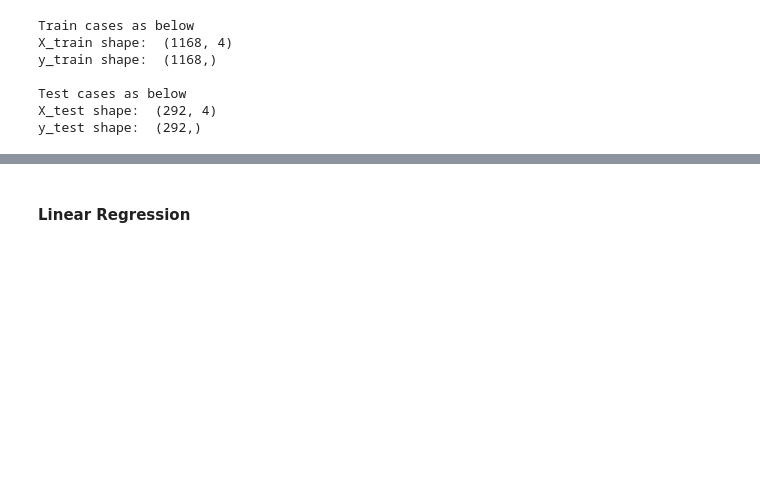
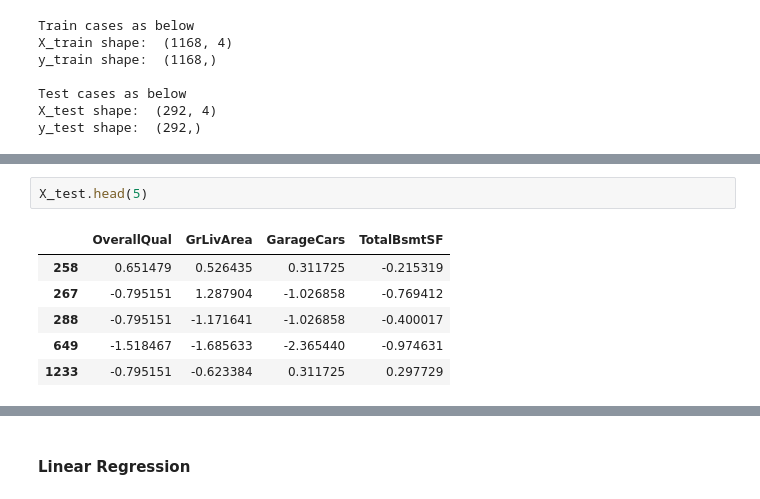
Before and after one commit to SudhakarAnemu/AI-DS-ML-DL-, a Jupyter notebook: ML/jsHousingPractice.ipynb, the cells around one changed output, grey strips where cells are left out. Saved outputs shown, nothing was run; the diff lists cells and outputs as text; blank space fills up the shorter version.

```diff
--- a/ML/jsHousingPractice.ipynb
+++ b/ML/jsHousingPractice.ipynb
@@ -813,0 +840,9 @@ y_test shape:  (292,)
+# %%
+X_test.head(5)
+# %% [output]
+|  | OverallQual | GrLivArea | GarageCars | TotalBsmtSF |
+| 258 | 0.651479 | 0.526435 | 0.311725 | -0.215319 |
+| 267 | -0.795151 | 1.287904 | -1.026858 | -0.769412 |
+| 288 | -0.795151 | -1.171641 | -1.026858 | -0.400017 |
+| 649 | -1.518467 | -1.685633 | -2.365440 | -0.974631 |
+| 1233 | -0.795151 | -0.623384 | 0.311725 | 0.297729 |
```
Also changed, not shown: parts of 36 cells of this notebook.
